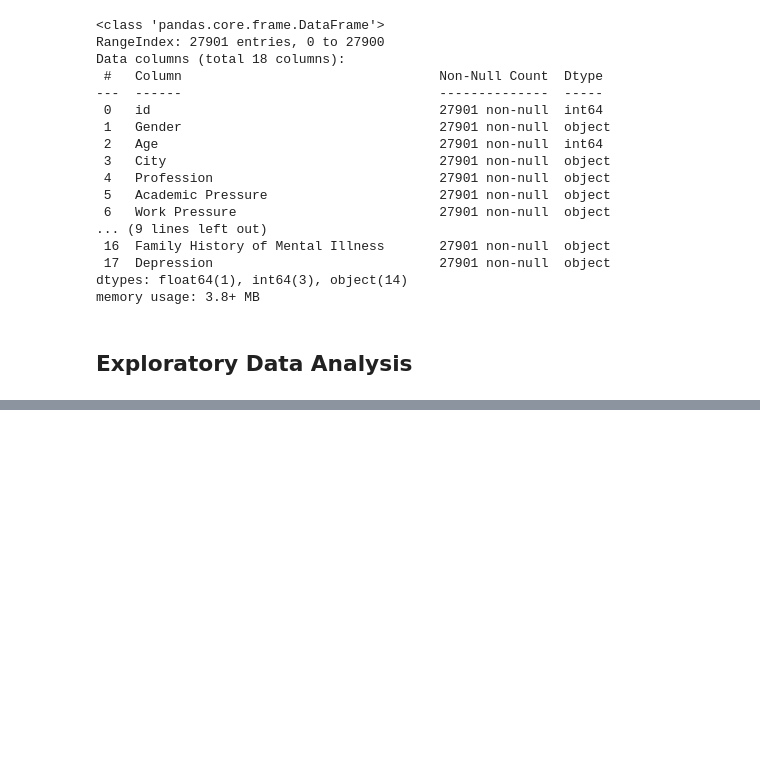
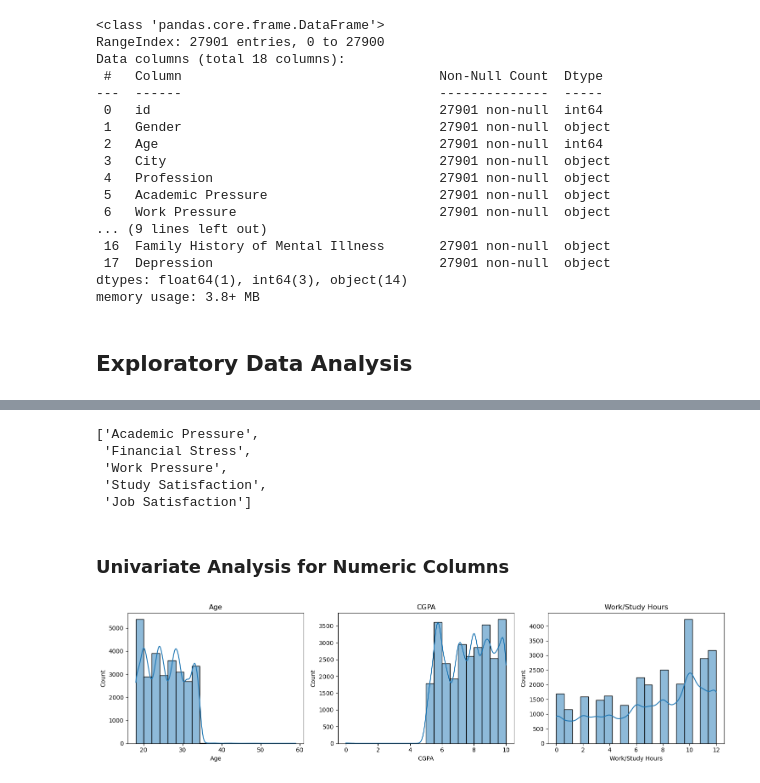
Before and after one commit to AkhileshDesai19/Student_depression_Data_Analysis, a Jupyter notebook: student_depression_analysis.ipynb, the cells around one changed output, grey strips where cells are left out. Cells and saved outputs as stored; diff of their text form; code cells hidden in the pictures; blank space fills up the shorter version.

Commit message:
Univariate Analysis Completed

```diff
--- a/student_depression_analysis.ipynb
+++ b/student_depression_analysis.ipynb
@@ -375,4 +379,5 @@ cols = [
     'Financial Stress'
 ]
 
-df[cols] = df[cols].astype('int64')
+# df[cols] = df[cols].astype('int64')
+df[cols].dtypes
@@ -400,0 +448,23 @@ memory usage: 3.8+ MB
+# %%
+to_cat
+# %% [output]
+['Academic Pressure',
+ 'Financial Stress',
+ 'Work Pressure',
+ 'Study Satisfaction',
+ 'Job Satisfaction']
+# %% [markdown]
+### Univariate Analysis for Numeric Columns
+# %%
+num_col = ['Age', 'CGPA', 'Work/Study Hours']
+
+fig, axes = plt.subplots(1, 3, figsize=(15, 4))
+
+for i, col in enumerate(num_col):
+    sns.histplot(df[col], bins=20, kde=True, ax=axes[i])
+    axes[i].set_title(col)
+
+plt.tight_layout()
+plt.show()
+# %% [output]
+[figure, added]
```
Also changed, not shown: parts of 31 cells of this notebook.
